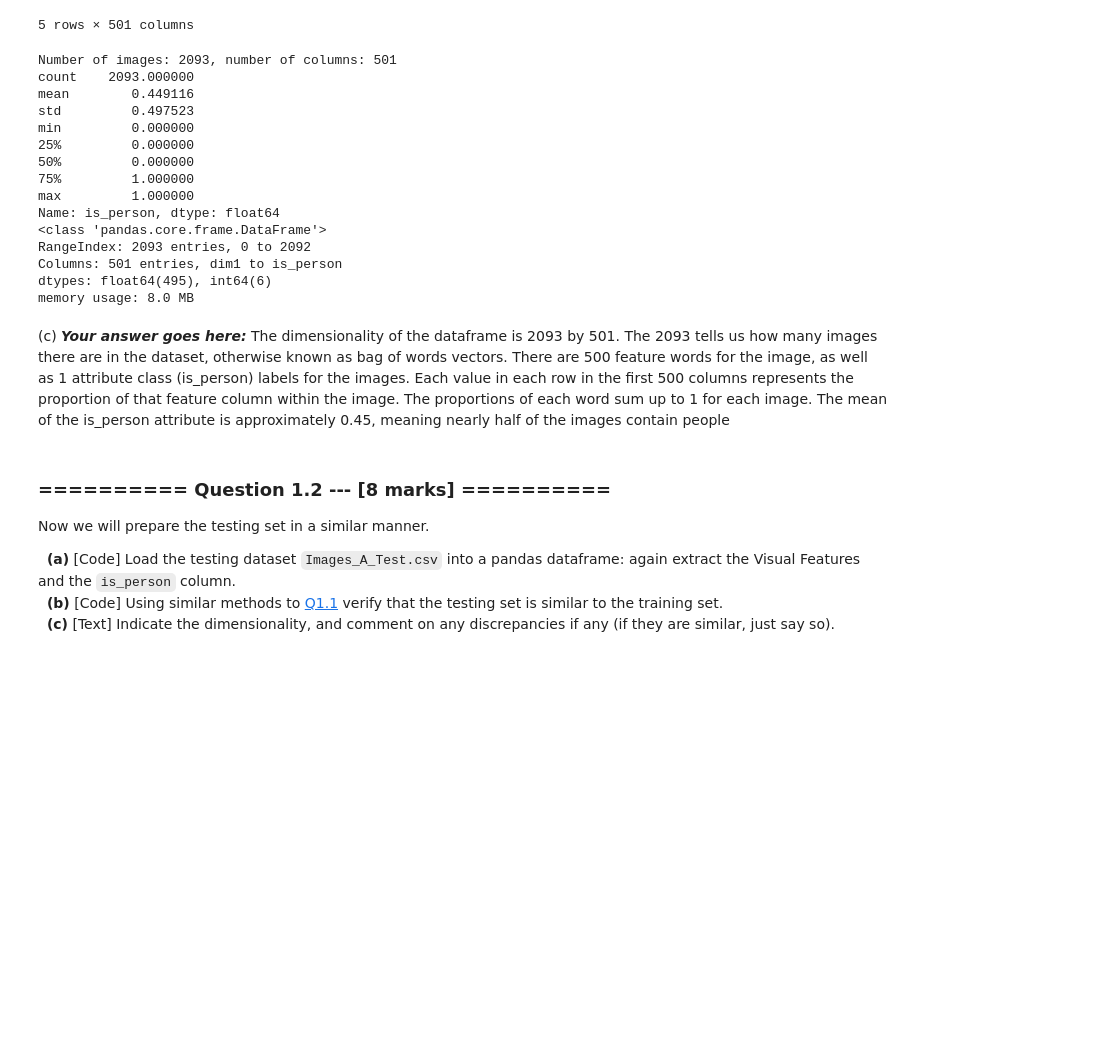
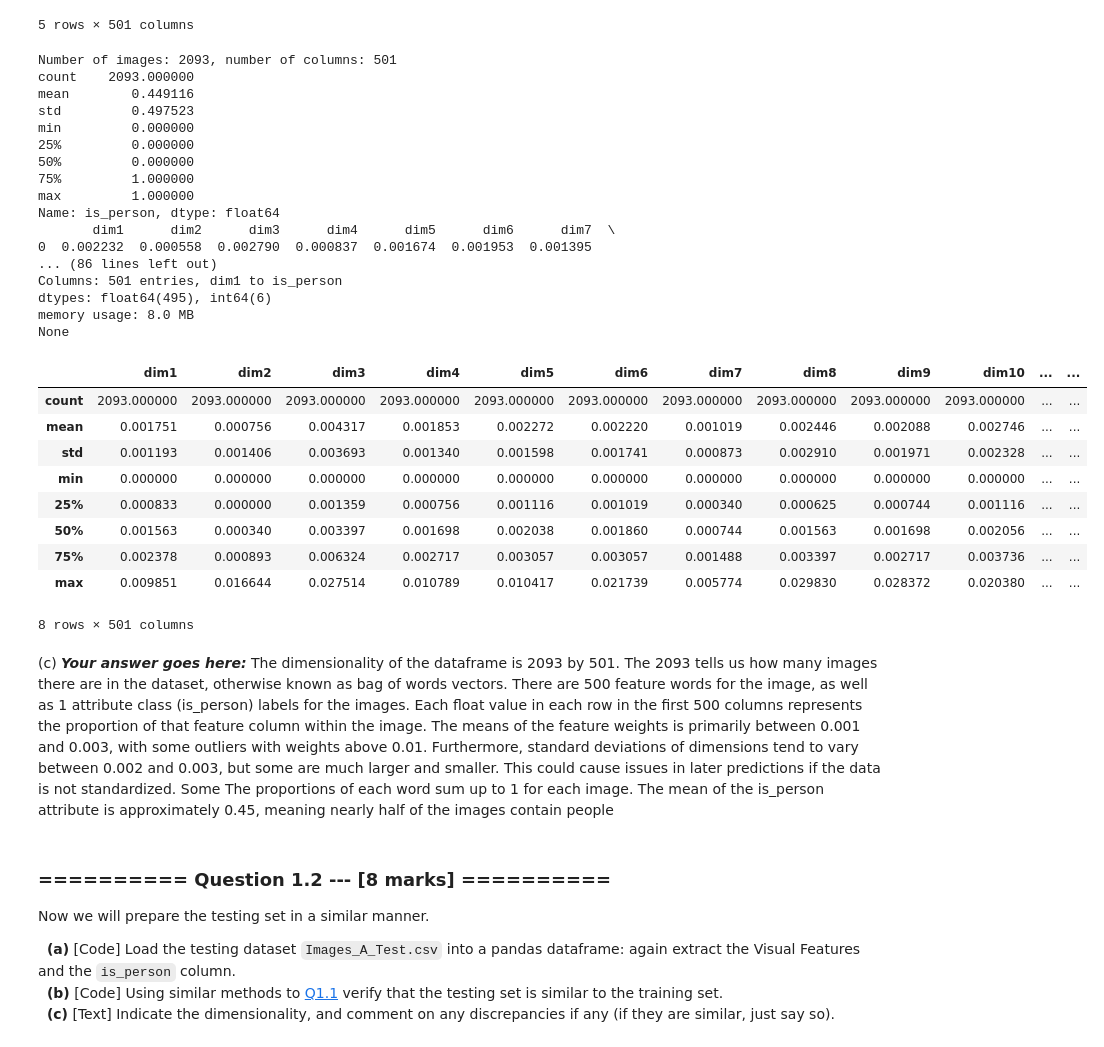
Before and after one commit to evanj354/Machine-Learning-Projects, a Jupyter notebook: 03_A_ObjectRecognition.ipynb, the cells around one changed output. Saved outputs shown, nothing was run; the diff lists cells and outputs as text; code cells hidden in the pictures; blank space fills up the shorter version.

```diff
--- a/03_A_ObjectRecognition.ipynb
+++ b/03_A_ObjectRecognition.ipynb
@@ -165,29 +165,44 @@ imgs_train.head(5)
 # %%
 # (b) # Your Code goes here:
 print('Number of images: {}, number of columns: {}'.format(imgs_train.shape[0], imgs_train.shape[1]))
 # print(imgs_train.loc[:, 'is_cow':'is_tvmonitor'].describe())
 print(imgs_train["is_person"].describe())
-imgs_train.head(5)
-imgs_train.info()
+print(imgs_train.head(3))
+print("Mean values:\n",imgs_train.mean())
+print("Max values:\n", imgs_train.max()[0:5])
+print(imgs_train.info())
+imgs_train.describe()
 # %% [output]
 Number of images: 2093, number of columns: 501
 count    2093.000000
 mean        0.449116
 std         0.497523
 min         0.000000
 25%         0.000000
 50%         0.000000
 75%         1.000000
 max         1.000000
 Name: is_person, dtype: float64
-<class 'pandas.core.frame.DataFrame'>
-RangeIndex: 2093 entries, 0 to 2092
+       dim1      dim2      dim3      dim4      dim5      dim6      dim7  \
+0  0.002232  0.000558  0.002790  0.000837  0.001674  0.001953  0.001395
+... (86 lines left out)
 Columns: 501 entries, dim1 to is_person
 dtypes: float64(495), int64(6)
 memory usage: 8.0 MB
+None
+|  | dim1 | dim2 | dim3 | dim4 | dim5 | dim6 | dim7 | dim8 | dim9 | dim10 | ... | ... |
+| count | 2093.000000 | 2093.000000 | 2093.000000 | 2093.000000 | 2093.000000 | 2093.000000 | 2093.000000 | 2093.000000 | 2093.000000 | 2093.000000 | ... | ... |
+| mean | 0.001751 | 0.000756 | 0.004317 | 0.001853 | 0.002272 | 0.002220 | 0.001019 | 0.002446 | 0.002088 | 0.002746 | ... | ... |
+| std | 0.001193 | 0.001406 | 0.003693 | 0.001340 | 0.001598 | 0.001741 | 0.000873 | 0.002910 | 0.001971 | 0.002328 | ... | ... |
+| min | 0.000000 | 0.000000 | 0.000000 | 0.000000 | 0.000000 | 0.000000 | 0.000000 | 0.000000 | 0.000000 | 0.000000 | ... | ... |
+| 25% | 0.000833 | 0.000000 | 0.001359 | 0.000756 | 0.001116 | 0.001019 | 0.000340 | 0.000625 | 0.000744 | 0.001116 | ... | ... |
+| 50% | 0.001563 | 0.000340 | 0.003397 | 0.001698 | 0.002038 | 0.001860 | 0.000744 | 0.001563 | 0.001698 | 0.002056 | ... | ... |
+| 75% | 0.002378 | 0.000893 | 0.006324 | 0.002717 | 0.003057 | 0.003057 | 0.001488 | 0.003397 | 0.002717 | 0.003736 | ... | ... |
+| max | 0.009851 | 0.016644 | 0.027514 | 0.010789 | 0.010417 | 0.021739 | 0.005774 | 0.029830 | 0.028372 | 0.020380 | ... | ... |
+8 rows × 501 columns
 # %% [markdown]
 (c) ***Your answer goes here:***
-The dimensionality of the dataframe is 2093 by 501. The 2093 tells us how many images there are in the dataset, otherwise known as bag of words vectors. There are 500 feature words for the image, as well as 1 attribute class (is_person) labels for the images. Each value in each row in the first 500 columns represents the proportion of that feature column within the image. The proportions of each word sum up to 1 for each image. The mean of the is_person attribute is approximately 0.45, meaning nearly half of the images contain people
+The dimensionality of the dataframe is 2093 by 501. The 2093 tells us how many images there are in the dataset, otherwise known as bag of words vectors. There are 500 feature words for the image, as well as 1 attribute class (is_person) labels for the images. Each float value in each row in the first 500 columns represents the proportion of that feature column within the image. The means of the feature weights is primarily between 0.001 and 0.003, with some outliers with weights above 0.01. Furthermore, standard deviations of dimensions tend to vary between 0.002 and 0.003, but some are much larger and smaller. This could cause issues in later predictions if the data is not standardized. Some The proportions of each word sum up to 1 for each image. The mean of the is_person attribute is approximately 0.45, meaning nearly half of the images contain people
 # %% [markdown]
 ### ========== Question 1.2 --- [8 marks] ==========
 
```
Also changed, not shown: parts of 7 cells of this notebook.
